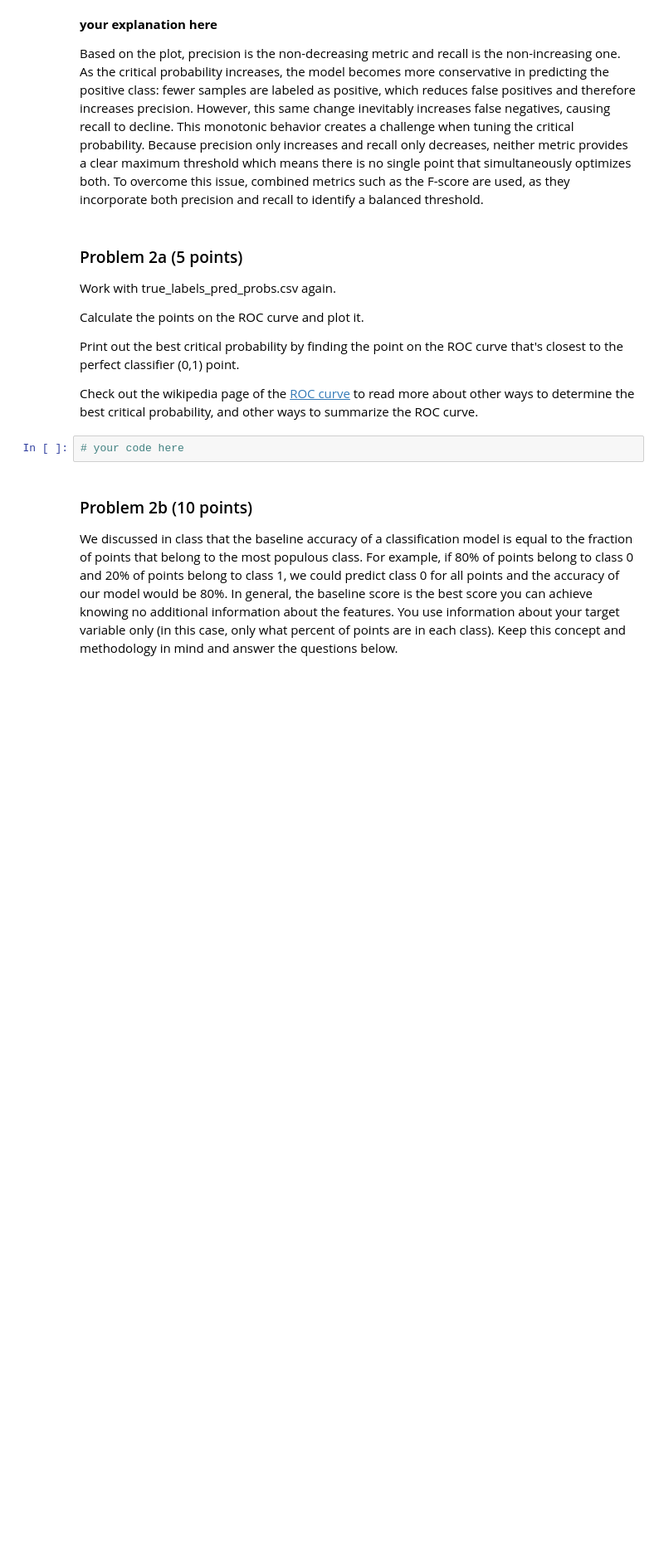
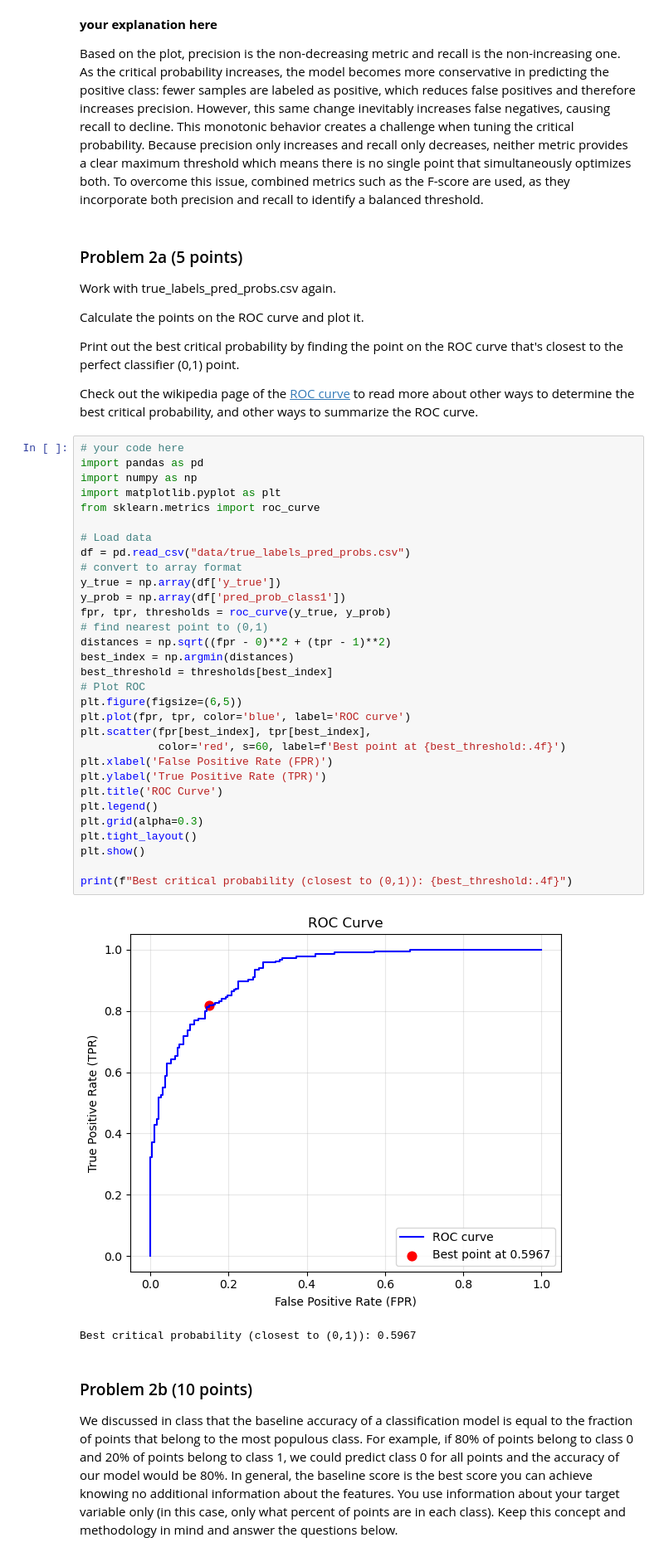
Before and after one commit to IsabellaTan/Brown-DATA1030-HW7, a Jupyter notebook: PS7.ipynb, the cells around one changed output. Shown: that part at 83% size. Drawn from its saved outputs; the diff is of its cells as text; blank space fills up the shorter version.

```diff
--- a/PS7.ipynb
+++ b/PS7.ipynb
@@ -208,8 +208,40 @@ Calculate the points on the ROC curve and plot it.
 Print out the best critical probability by finding the point on the ROC curve that's closest to the perfect classifier (0,1) point.
 
 Check out the wikipedia page of the [ROC curve](https://en.wikipedia.org/wiki/Receiver_operating_characteristic#Further_interpretations) to read more about other ways to determine the best critical probability, and other ways to summarize the ROC curve.
-# %%
-# your code here
+# %%
+# your code here
+import pandas as pd
+import numpy as np
+import matplotlib.pyplot as plt
+from sklearn.metrics import roc_curve
+
+# Load data
+df = pd.read_csv("data/true_labels_pred_probs.csv")
+# convert to array format
+y_true = np.array(df['y_true'])
+y_prob = np.array(df['pred_prob_class1'])
+fpr, tpr, thresholds = roc_curve(y_true, y_prob)
+# find nearest point to (0,1)
+distances = np.sqrt((fpr - 0)**2 + (tpr - 1)**2)
+best_index = np.argmin(distances)
+best_threshold = thresholds[best_index]
+# Plot ROC
+plt.figure(figsize=(6,5))
+plt.plot(fpr, tpr, color='blue', label='ROC curve')
+plt.scatter(fpr[best_index], tpr[best_index],
+            color='red', s=60, label=f'Best point at {best_threshold:.4f}')
+plt.xlabel('False Positive Rate (FPR)')
+plt.ylabel('True Positive Rate (TPR)')
+plt.title('ROC Curve')
+plt.legend()
+plt.grid(alpha=0.3)
+plt.tight_layout()
+plt.show()
+
+print(f"Best critical probability (closest to (0,1)): {best_threshold:.4f}")
+# %% [output]
+[figure, added]
+Best critical probability (closest to (0,1)): 0.5967
 # %% [markdown]
 ### Problem 2b (10 points)
 
```
Also changed, not shown: parts of 10 cells of this notebook.
